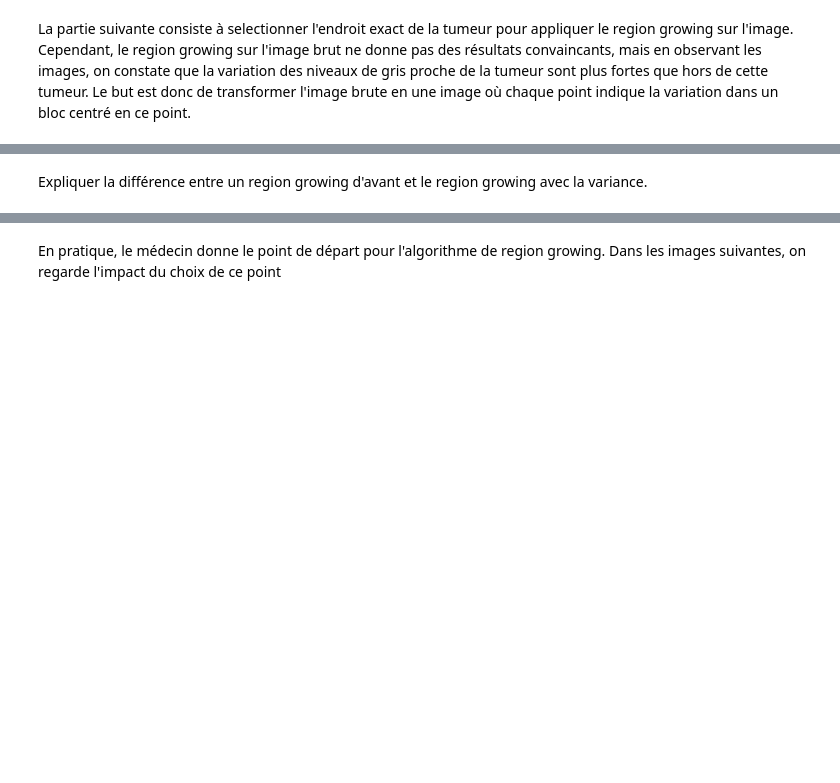
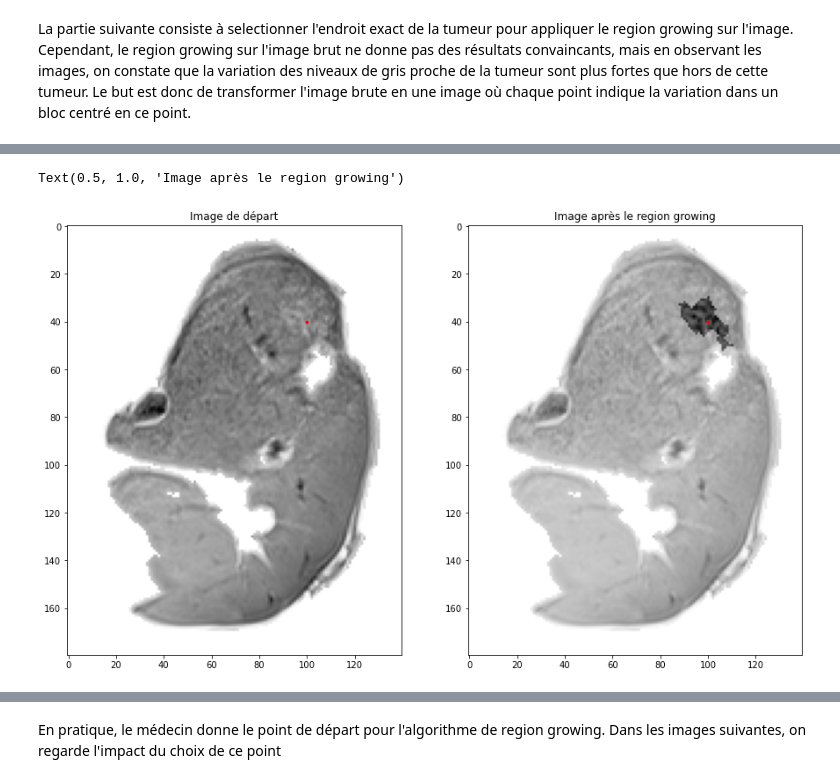
Before and after one commit to defrenned3238/WSBIM2243, a Jupyter notebook: WSBIM2243-final.ipynb, the cells around one changed output, grey strips where cells are left out. Cells and saved outputs as stored; diff of their text form; code cells hidden in the pictures; blank space fills up the shorter version.

Commit message:
Broader usage of RegionGrowing function

```diff
--- a/WSBIM2243-final.ipynb
+++ b/WSBIM2243-final.ipynb
@@ -380,2 +374,18 @@ Text(0.5, 1.0, 'Image après dilation')
-# %% [markdown]
-Expliquer la différence entre un region growing d'avant et le region growing avec la variance.
+# %%
+## REGION GROWING BRUT
+foieImage = imageOut_final2*data[:,:,slice_number]
+
+seed = [250, 80]
+image_zoom = foieImage[150:290,40:220]#pour zoomer autour des pixels d'interet, sinon on a une grande image avec beaucoup d'espace vide
+plt.figure(figsize=(15,10))
+plt.subplot(1, 2, 1)
+plt.imshow(image_zoom.T,cmap='Greys')
+plt.title('Image de départ')
+plt.plot(seed[0]-150, seed[1]-40, 'r.')
+
+plt.subplot(1, 2, 2)
+regionGrowing(seed, 25, foieImage, foieImage)
+plt.title('Image après le region growing')
+# %% [output]
+Text(0.5, 1.0, 'Image après le region growing')
+[figure, added]
```
Also changed, not shown: parts of 9 cells of this notebook.
